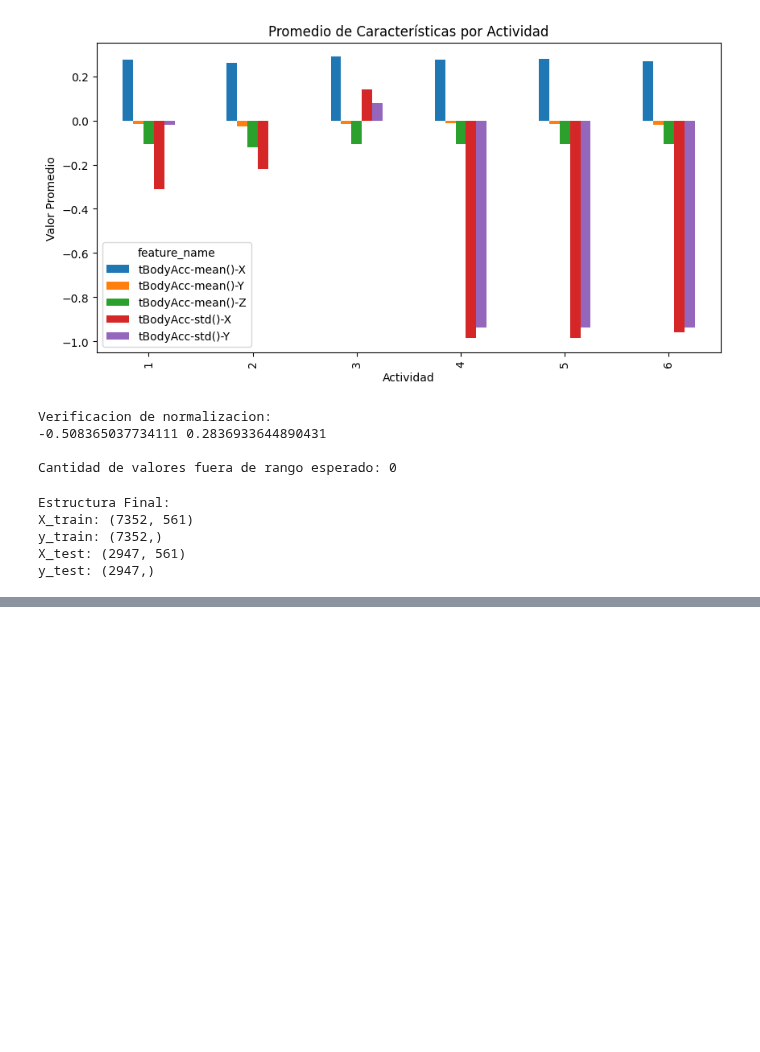
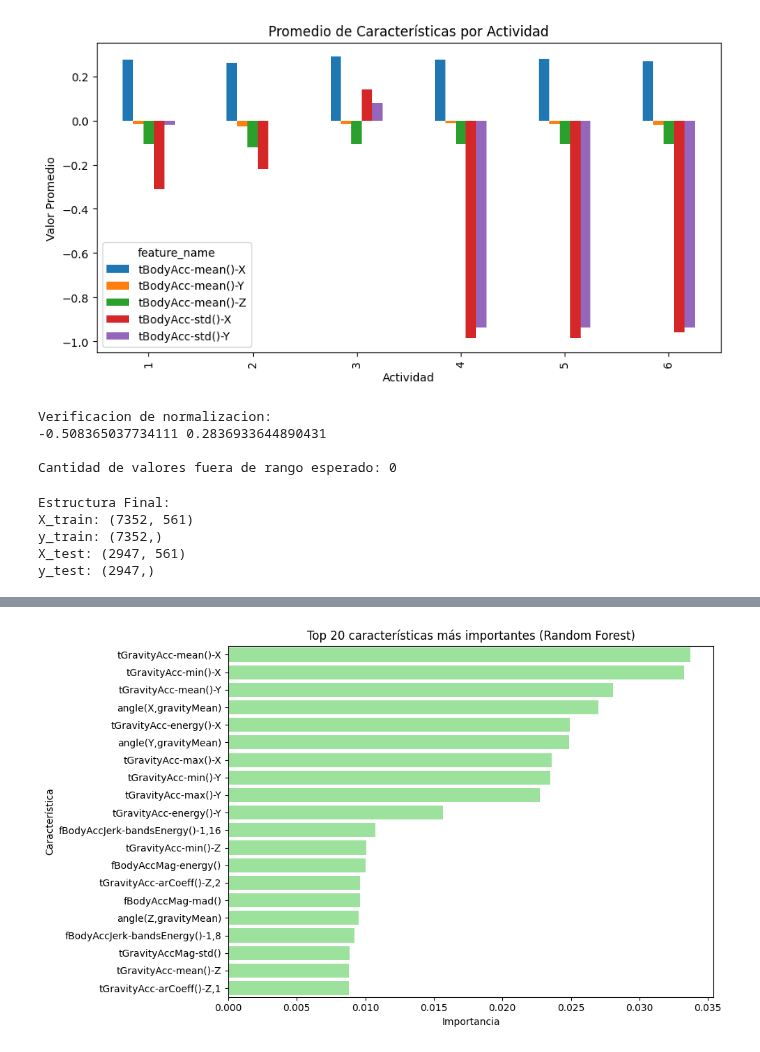
Before and after one commit to BaljeetTM/Tarea1_dataScience, a Jupyter notebook: Taller2.ipynb, the cells around one changed output, grey strips where cells are left out. Drawn from its saved outputs; the diff is of its cells as text; code cells hidden in the pictures; blank space fills up the shorter version.

```diff
--- a/Taller2.ipynb
+++ b/Taller2.ipynb
@@ -182,0 +374,15 @@ y_test: (2947,)
+# %%
+
+# Random Forest (>=100 trees)
+rf = RandomForestClassifier(n_estimators=200, random_state=42, n_jobs=-1)
+t0 = time.time()
+rf.fit(X_train, y_train_labels)
+t_rf_train = time.time() - t0
+y_pred_rf = rf.predict(X_test)
+acc_rf = accuracy_score(y_test_labels, y_pred_rf)
+f1_rf = f1_score(y_test_labels, y_pred_rf, average='macro')
+prec_rf = precision_score(y_test_labels, y_pred_rf, average='macro')
+rec_rf = recall_score(y_test_labels, y_pred_rf, average='macro')
+cm_rf = confusion_matrix(y_test_labels, y_pred_rf)
+results_b.append(("RandomForest(200)", acc_rf, f1_rf, prec_rf, rec_rf, t_rf_train, cm_rf))
+per_class_tables['RandomForest'] = per_class_df(y_test_labels, y_pred_rf)
@@ -182,0 +491,19 @@ y_test: (2947,)
+# %%
+# 3(a) Importancia de características con Random Forest
+rf_imp = RandomForestClassifier(n_estimators=500, random_state=42, n_jobs=-1)
+t0 = time.time()
+rf_imp.fit(X_train, y_train_labels)
+t_rf_imp = time.time() - t0
+importances = rf_imp.feature_importances_
+feat_imp_df = pd.DataFrame({
+    'feature': X_train.columns,
+    'importance': importances
+}).sort_values('importance', ascending=False).reset_index(drop=True)
+
+print(f"Tiempo RF importancia (s): {t_rf_imp:.2f}")
+print("Top 5 características más importantes:")
+display(feat_imp_df.head(5))
+
+top50 = feat_imp_df.head(50)['feature'].tolist()
+top100 = feat_imp_df.head(100)['feature'].tolist()
+top200 = feat_imp_df.head(200)['feature'].tolist()
@@ -182,0 +519,12 @@ y_test: (2947,)
+# %%
+# Visualización: Top 20 características más importantes
+top20_df = feat_imp_df.head(20).copy()
+plt.figure(figsize=(10,6))
+sns.barplot(data=top20_df, x='importance', y='feature', orient='h', color='lightgreen')
+plt.title('Top 20 características más importantes (Random Forest)')
+plt.xlabel('Importancia')
+plt.ylabel('Característica')
+plt.tight_layout()
+plt.show()
+# %% [output]
+[figure, added]
```
Also changed, not shown: parts of 18 cells of this notebook.
